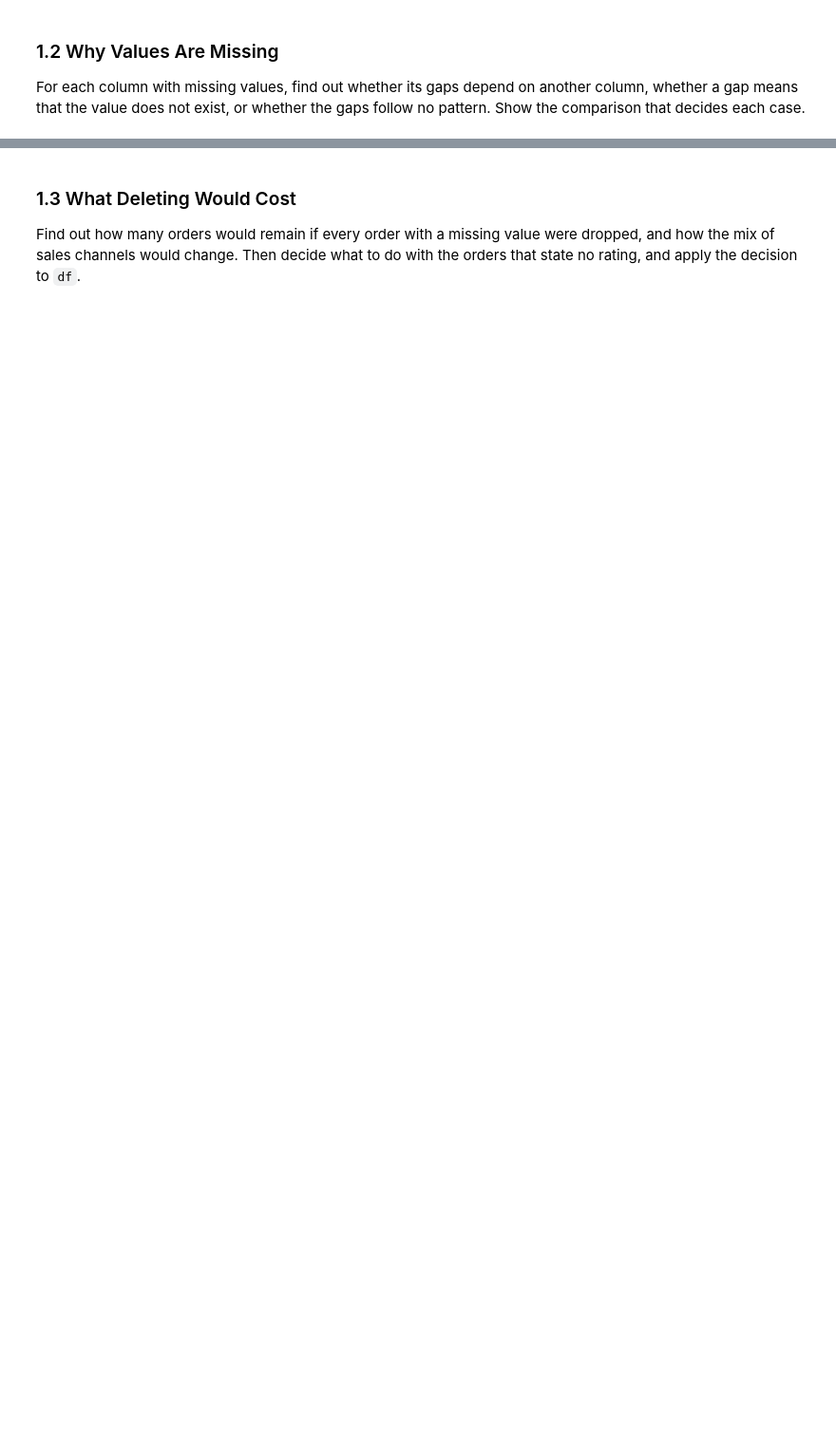
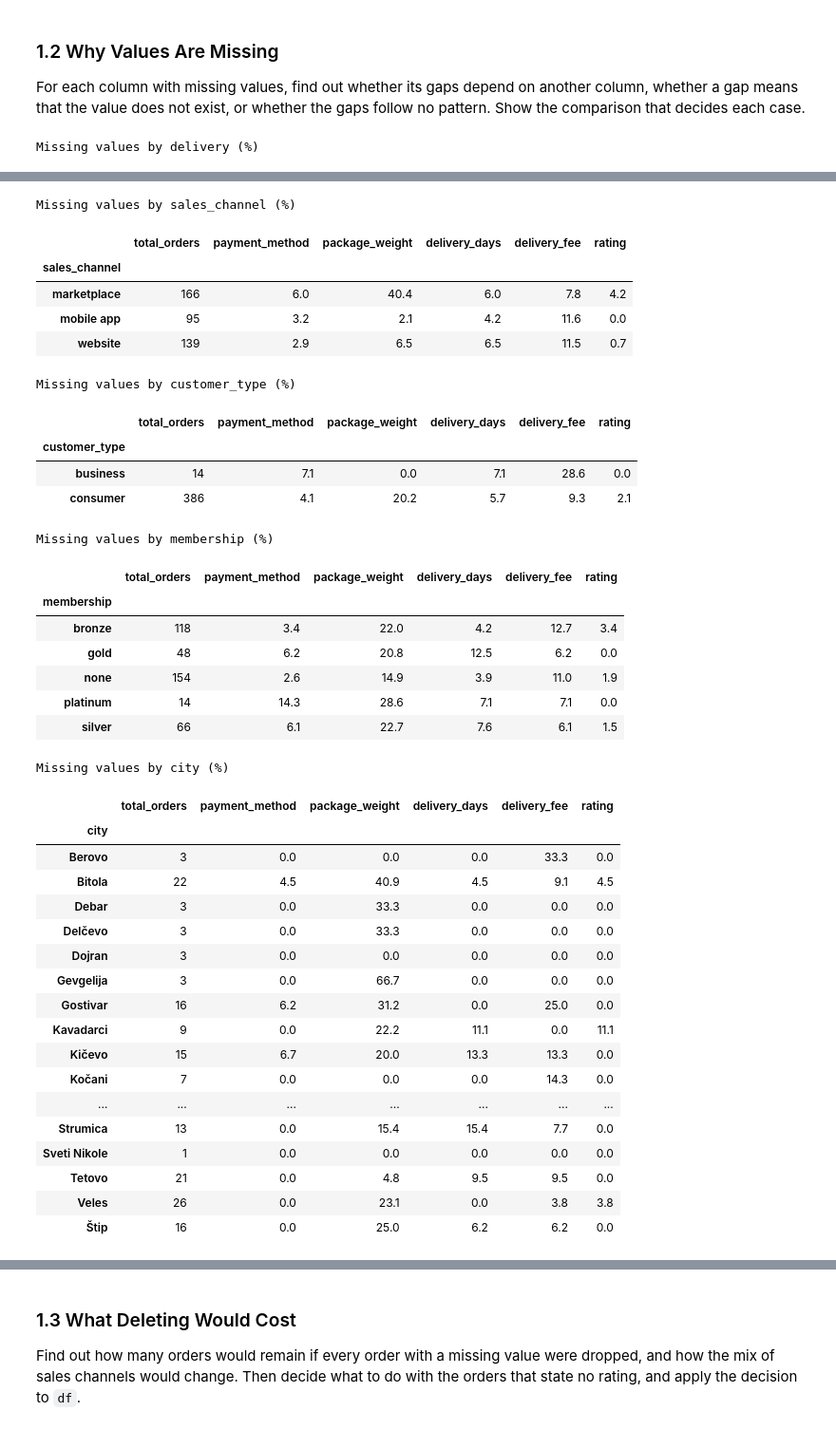
Before and after one commit to andrejgruevski/data-science, a Jupyter notebook: labs/03-online-orders/notebook.ipynb, the cells around one changed output, grey strips where cells are left out. Shown at 95% size. Cells and saved outputs as stored; diff of their text form; code cells hidden in the pictures; blank space fills up the shorter version.

```diff
--- a/labs/03-online-orders/notebook.ipynb
+++ b/labs/03-online-orders/notebook.ipynb
@@ -107,4 +145,31 @@ The file writes a value it does not have with a marker of its own. Read the orde
 
 For each column with missing values, find out whether its gaps depend on another column, whether a gap means that the value does not exist, or whether the gaps follow no pattern. Show the comparison that decides each case.
 # %%
-# Write your solution here.
+
+# Koloni so missing values
+missing_cols = df.columns[df.isna().any()].tolist()
+
+# Koloni po kategorii za sporedba
+group_cols = [
+    "delivery",
+    "sales_channel",
+    "customer_type",
+    "membership",
+    "city"
+]
+
+for col in group_cols:
+    print(f"\nMissing values by {col} (%)")
+
+    result = df.groupby(col, dropna=False)[missing_cols].agg(
+        lambda x: x.isna().mean() * 100
+    ).round(1)
+
+    result.insert(
+        0, "total_orders",
+        df.groupby(col, dropna=False).size()
+    )
+
+    display(result)
+# %% [output]
+Missing values by delivery (%)
@@ -110,0 +181,38 @@ For each column with missing values, find out whether its gaps depend on another
+Missing values by sales_channel (%)
+|  | total_orders | payment_method | package_weight | delivery_days | delivery_fee | rating |
+| sales_channel |  |  |  |  |  |  |
+| marketplace | 166 | 6.0 | 40.4 | 6.0 | 7.8 | 4.2 |
+| mobile app | 95 | 3.2 | 2.1 | 4.2 | 11.6 | 0.0 |
+| website | 139 | 2.9 | 6.5 | 6.5 | 11.5 | 0.7 |
+Missing values by customer_type (%)
+|  | total_orders | payment_method | package_weight | delivery_days | delivery_fee | rating |
+| customer_type |  |  |  |  |  |  |
+| business | 14 | 7.1 | 0.0 | 7.1 | 28.6 | 0.0 |
+| consumer | 386 | 4.1 | 20.2 | 5.7 | 9.3 | 2.1 |
+Missing values by membership (%)
+|  | total_orders | payment_method | package_weight | delivery_days | delivery_fee | rating |
+| membership |  |  |  |  |  |  |
+| bronze | 118 | 3.4 | 22.0 | 4.2 | 12.7 | 3.4 |
+| gold | 48 | 6.2 | 20.8 | 12.5 | 6.2 | 0.0 |
+| none | 154 | 2.6 | 14.9 | 3.9 | 11.0 | 1.9 |
+| platinum | 14 | 14.3 | 28.6 | 7.1 | 7.1 | 0.0 |
+| silver | 66 | 6.1 | 22.7 | 7.6 | 6.1 | 1.5 |
+Missing values by city (%)
+|  | total_orders | payment_method | package_weight | delivery_days | delivery_fee | rating |
+| city |  |  |  |  |  |  |
+| Berovo | 3 | 0.0 | 0.0 | 0.0 | 33.3 | 0.0 |
+| Bitola | 22 | 4.5 | 40.9 | 4.5 | 9.1 | 4.5 |
+| Debar | 3 | 0.0 | 33.3 | 0.0 | 0.0 | 0.0 |
+| Delčevo | 3 | 0.0 | 33.3 | 0.0 | 0.0 | 0.0 |
+| Dojran | 3 | 0.0 | 0.0 | 0.0 | 0.0 | 0.0 |
+| Gevgelija | 3 | 0.0 | 66.7 | 0.0 | 0.0 | 0.0 |
+| Gostivar | 16 | 6.2 | 31.2 | 0.0 | 25.0 | 0.0 |
+| Kavadarci | 9 | 0.0 | 22.2 | 11.1 | 0.0 | 11.1 |
+| Kičevo | 15 | 6.7 | 20.0 | 13.3 | 13.3 | 0.0 |
+| Kočani | 7 | 0.0 | 0.0 | 0.0 | 14.3 | 0.0 |
+| ... | ... | ... | ... | ... | ... | ... |
+| Strumica | 13 | 0.0 | 15.4 | 15.4 | 7.7 | 0.0 |
+| Sveti Nikole | 1 | 0.0 | 0.0 | 0.0 | 0.0 | 0.0 |
+| Tetovo | 21 | 0.0 | 4.8 | 9.5 | 9.5 | 0.0 |
+| Veles | 26 | 0.0 | 23.1 | 0.0 | 3.8 | 3.8 |
+| Štip | 16 | 0.0 | 25.0 | 6.2 | 6.2 | 0.0 |
```
Also changed, not shown: parts of 7 cells of this notebook.
